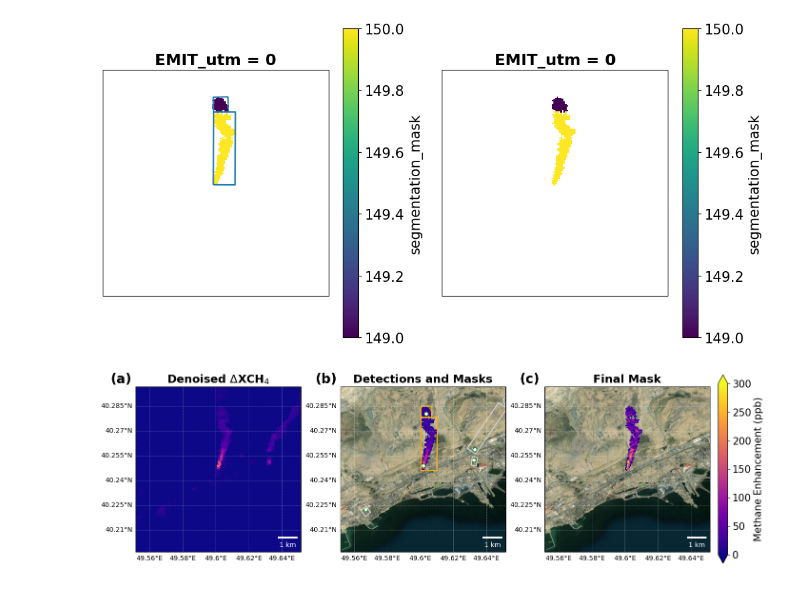
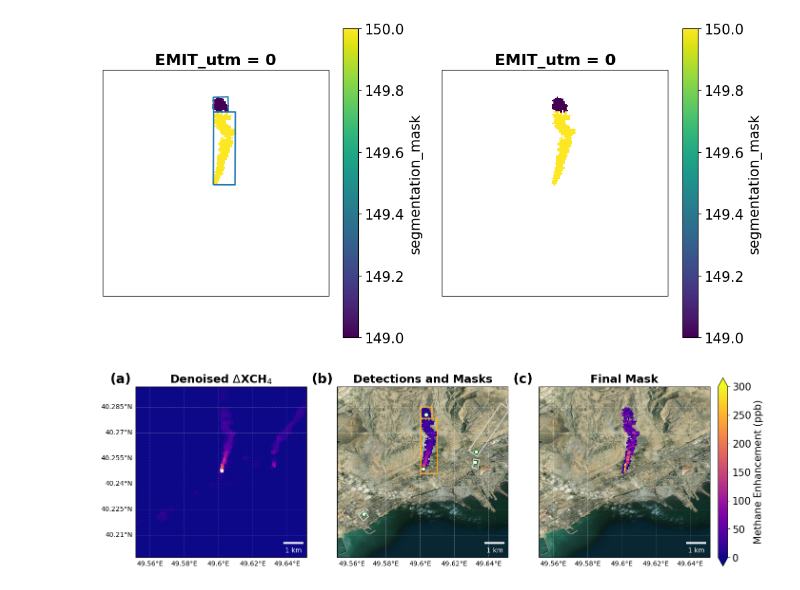
Before and after one commit to zxdawn/HyperGas-GMD, a Jupyter notebook: notebooks/plumemask.ipynb, the cells around one changed output. Cells and saved outputs as stored; diff of their text form; code cells hidden in the pictures.

```diff
--- a/notebooks/plumemask.ipynb
+++ b/notebooks/plumemask.ipynb
@@ -146,22 +146,23 @@ def get_feature_mask(ds, varname='ch4_comb_denoise',
 varname = 'ch4_comb_denoise'
 
 thresholds, features, masks = get_feature_mask(ds_l2, varname=varname)
+masks = masks.squeeze()
 
 fig, axs = plt.subplots(figsize=(8, 6))
 ds_l2[varname].plot(ax=axs, vmin=0, vmax=500)
 
-# Plot all features detected
-# for i, threshold in enumerate(thresholds):
-for i, threshold in enumerate(features['threshold_value'].astype('float').unique()):
-    thresholded_points = features[features['threshold_value'] == threshold]
-    axs.scatter(x=thresholded_points['projection_x_coordinate'].values,
-                y=thresholded_points['projection_y_coordinate'].values,
-                color='w',
-                edgecolor='green',
-                label='Detected features',
-               )
+# # Plot all features detected
+# # for i, threshold in enumerate(thresholds):
+# for i, threshold in enumerate(features['threshold_value'].astype('float').unique()):
+#     thresholded_points = features[features['threshold_value'] == threshold]
+#     axs.scatter(x=thresholded_points['projection_x_coordinate'].values,
+#                 y=thresholded_points['projection_y_coordinate'].values,
+#                 color='w',
+#                 edgecolor='green',
+#                 label='Detected features',
+#                )
 
-plt.legend()
-fig.tight_layout()
+# plt.legend()
+# fig.tight_layout()
 # %% [output]
 seg 1.0
@@ -463,6 +470,7 @@ ds_l2['ch4_comb_denoise'].plot(ax=axs[0], vmin=0, vmax=300, cmap='plasma',
                      rasterized=True, x='longitude', y='latitude',
                      add_colorbar=False)#add_colorbar=False)#cbar_kwargs={'label': ''})
 
+axs[0].scatter(49.6019294529485, 40.247695336521275, c='w', marker='*', zorder=100)
 
 for ax in axs[1:]:
     cx.add_basemap(ax, crs=proj, source=cx.providers.Esri.WorldImagery)
@@ -483,40 +491,39 @@ m = ds_l2['ch4'].where(~connect_masks.isnull()).plot(x='longitude', y='latitude'
                                                      rasterized=True,
                                                      add_colorbar=True,
                                                      cbar_kwargs = {'shrink':0.5, 'label':'Methane Enhancement (ppb)'},
                                                     )
 
 # Plot all features detected
 for i, threshold in enumerate(features['threshold_value'].astype('float').unique()):
     thresholded_points = features[features['threshold_value'] == threshold]
     axs[1].scatter(x=thresholded_points['longitude'].values,
                 y=thresholded_points['latitude'].values,
                 color='w',
                 edgecolor='green',
                 label='Detected features',
                )
 
 axs[0].set_title('Denoised $\Delta$XCH$_4$')
 axs[1].set_title('Detections and Masks')
 axs[2].set_title('Final Mask')
 
 # fig.colorbar(m, ax=axs, extend='both', label='Methane Enhancement (ppb)', shrink=0.98)
 
-for ax in axs:
+for n, ax in enumerate(axs):
+    ax.text(-0.15, 1.02, '({})'.format(string.ascii_lowercase[n]),
+            transform=ax.transAxes,
+            size=20, weight='bold')
+
+for n, ax in enumerate(axs.flatten()):
     add_scalebar(ax, ds_l2['longitude'].mean(), ds_l2['latitude'].mean())
     gl = ax.gridlines(crs=ccrs.PlateCarree(), draw_labels=True,
                       linewidth=0.4, color='w', alpha=0.5, linestyle='--')
     gl.top_labels = False
     gl.right_labels = False
     gl.xlocator = mticker.MaxNLocator(5)
-
-for n, ax in enumerate(axs):
-    ax.text(-0.15, 1.02, '({})'.format(string.ascii_lowercase[n]),
-            transform=ax.transAxes,
-            size=20, weight='bold')
-
-for ax in axs[1:]:
-    ax.tick_params('y', labelleft=False)
+    if n > 0:
+        gl.left_labels = False
 
 fig.savefig('../figures/plume_mask.pdf', bbox_inches='tight')
 # %% [output]
-[figure, old version]
+[figure, new version]
```
Also changed, not shown: parts of 2 cells of this notebook.
